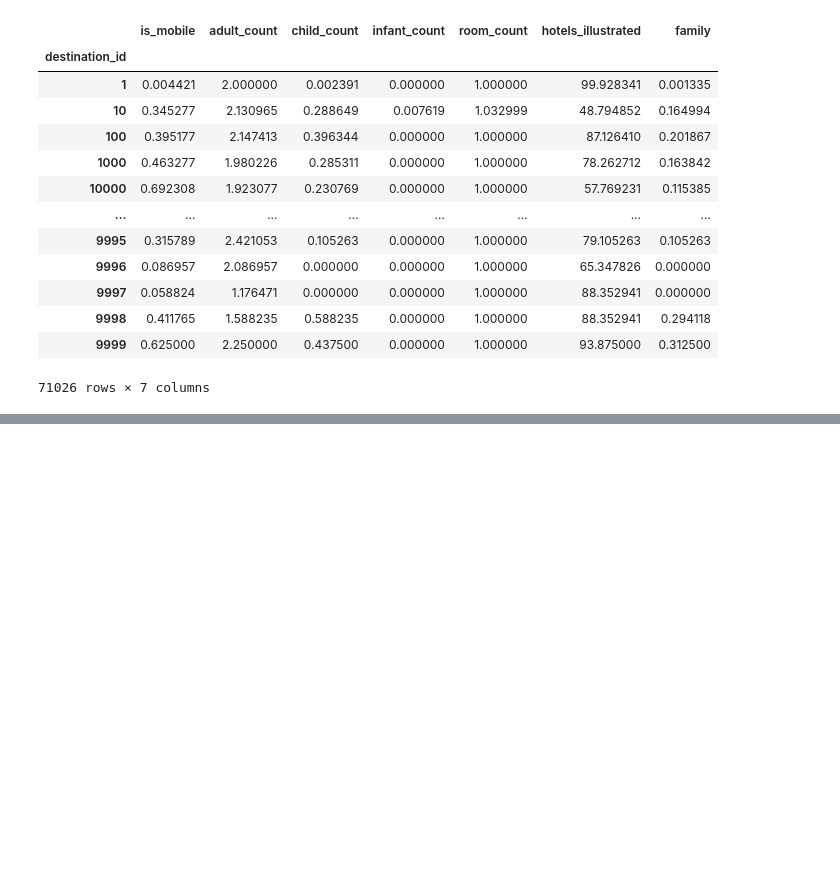
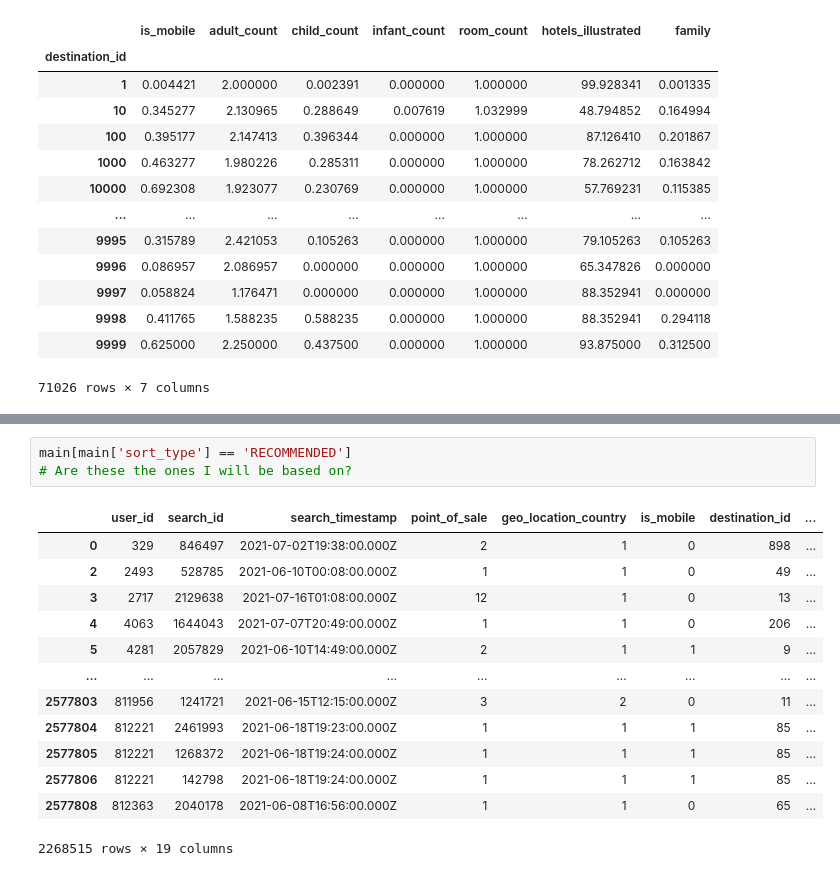
Before and after one commit to zetdata7/Hotel-Recommendations, a Jupyter notebook: EDA_Hotels.ipynb, the cells around one changed output, grey strips where cells are left out. Drawn from its saved outputs; the diff is of its cells as text; blank space fills up the shorter version.

```diff
--- a/EDA_Hotels.ipynb
+++ b/EDA_Hotels.ipynb
@@ -240,0 +287,17 @@ main.groupby(['destination_id']).mean()
+# %%
+main[main['sort_type'] == 'RECOMMENDED']
+# Are these the ones I will be based on?
+# %% [output]
+|  | user_id | search_id | search_timestamp | point_of_sale | geo_location_country | is_mobile | destination_id | ... |
+| 0 | 329 | 846497 | 2021-07-02T19:38:00.000Z | 2 | 1 | 0 | 898 | ... |
+| 2 | 2493 | 528785 | 2021-06-10T00:08:00.000Z | 1 | 1 | 0 | 49 | ... |
+| 3 | 2717 | 2129638 | 2021-07-16T01:08:00.000Z | 12 | 1 | 0 | 13 | ... |
+| 4 | 4063 | 1644043 | 2021-07-07T20:49:00.000Z | 1 | 1 | 0 | 206 | ... |
+| 5 | 4281 | 2057829 | 2021-06-10T14:49:00.000Z | 2 | 1 | 1 | 9 | ... |
+| ... | ... | ... | ... | ... | ... | ... | ... | ... |
+| 2577803 | 811956 | 1241721 | 2021-06-15T12:15:00.000Z | 3 | 2 | 0 | 11 | ... |
+| 2577804 | 812221 | 2461993 | 2021-06-18T19:23:00.000Z | 1 | 1 | 1 | 85 | ... |
+| 2577805 | 812221 | 1268372 | 2021-06-18T19:24:00.000Z | 1 | 1 | 1 | 85 | ... |
+| 2577806 | 812221 | 142798 | 2021-06-18T19:24:00.000Z | 1 | 1 | 1 | 85 | ... |
+| 2577808 | 812363 | 2040178 | 2021-06-08T16:56:00.000Z | 1 | 1 | 0 | 65 | ... |
+2268515 rows × 19 columns
```
Also changed, not shown: parts of 8 cells of this notebook.
